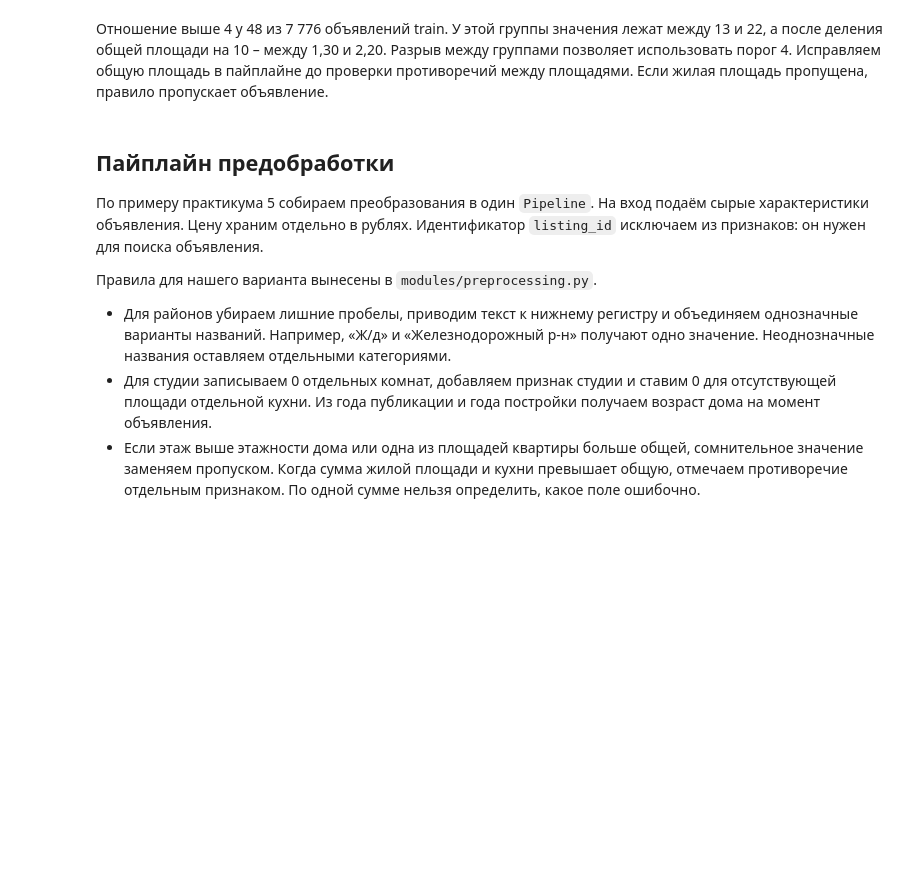
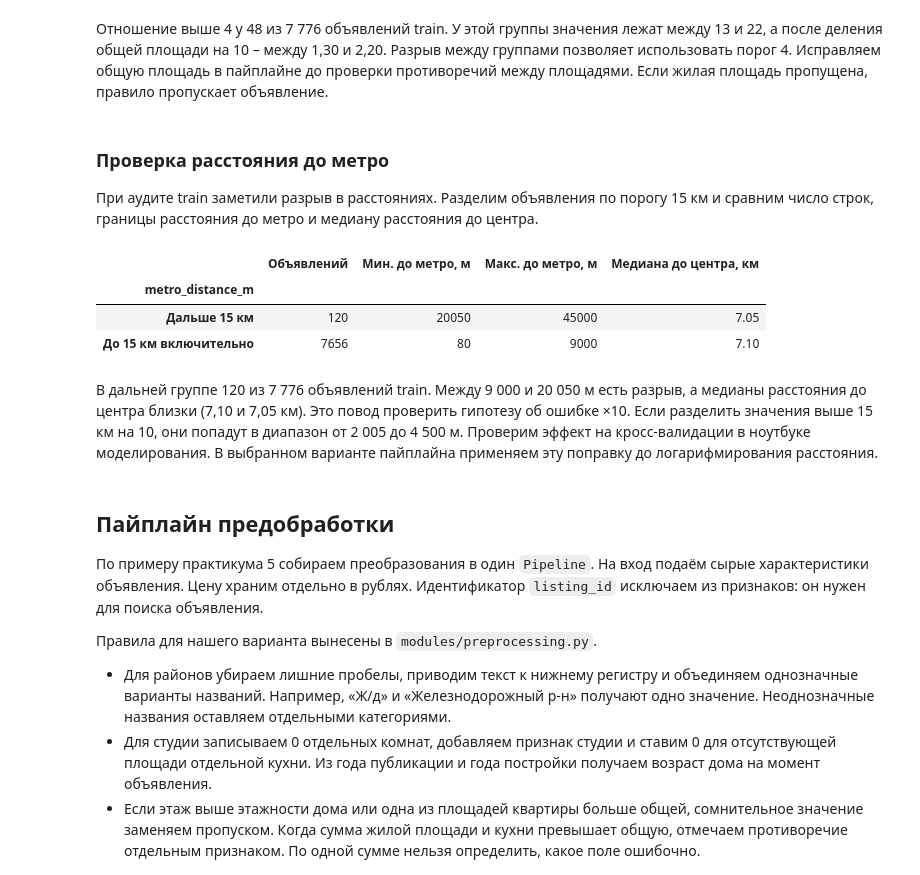
Before and after one commit to sangnchr-s/Gonchar_Alexander_Lab2, a Jupyter notebook: notebooks/01_preparation.ipynb, the cells around one changed output. Cells and saved outputs as stored; diff of their text form; code cells hidden in the pictures; blank space fills up the shorter version.

```diff
--- a/notebooks/01_preparation.ipynb
+++ b/notebooks/01_preparation.ipynb
@@ -328,6 +328,31 @@ ratio.groupby(groups).agg(["count", "min", "median", "max"]).round(2)
 | До порога включительно | 7236 | 0.72 | 1.74 | 2.23 |
 # %% [markdown]
 Отношение выше 4 у 48 из 7 776 объявлений train. У этой группы значения лежат между 13 и 22, а после деления общей площади на 10 – между 1,30 и 2,20. Разрыв между группами позволяет использовать порог 4. Исправляем общую площадь в пайплайне до проверки противоречий между площадями. Если жилая площадь пропущена, правило пропускает объявление.
+# %% [markdown]
+### Проверка расстояния до метро
+
+При аудите train заметили разрыв в расстояниях. Разделим объявления по порогу 15 км и сравним число строк, границы расстояния до метро и медиану расстояния до центра.
+# %%
+from modules.preprocessing import METRO_DISTANCE_LIMIT_M
+
+metro = audit.loc[audit["metro_distance_m"].notna(), ["metro_distance_m", "distance_to_center_km"]]
+metro_group = metro["metro_distance_m"].gt(METRO_DISTANCE_LIMIT_M).map({
+    False: "До 15 км включительно",
+    True: "Дальше 15 км",
+})
+metro.groupby(metro_group).agg(**{
+    "Объявлений": ("metro_distance_m", "size"),
+    "Мин. до метро, м": ("metro_distance_m", "min"),
+    "Макс. до метро, м": ("metro_distance_m", "max"),
+    "Медиана до центра, км": ("distance_to_center_km", "median"),
+})
+# %% [output]
+|  | Объявлений | Мин. до метро, м | Макс. до метро, м | Медиана до центра, км |
+| metro_distance_m |  |  |  |  |
+| Дальше 15 км | 120 | 20050 | 45000 | 7.05 |
+| До 15 км включительно | 7656 | 80 | 9000 | 7.10 |
+# %% [markdown]
+В дальней группе 120 из 7 776 объявлений train. Между 9 000 и 20 050 м есть разрыв, а медианы расстояния до центра близки (7,10 и 7,05 км). Это повод проверить гипотезу об ошибке ×10. Если разделить значения выше 15 км на 10, они попадут в диапазон от 2 005 до 4 500 м. Проверим эффект на кросс-валидации в ноутбуке моделирования. В выбранном варианте пайплайна применяем эту поправку до логарифмирования расстояния.
 # %% [markdown]
 ## Пайплайн предобработки
 
```
Also changed, not shown: parts of 1 cell of this notebook, 5 other files.
